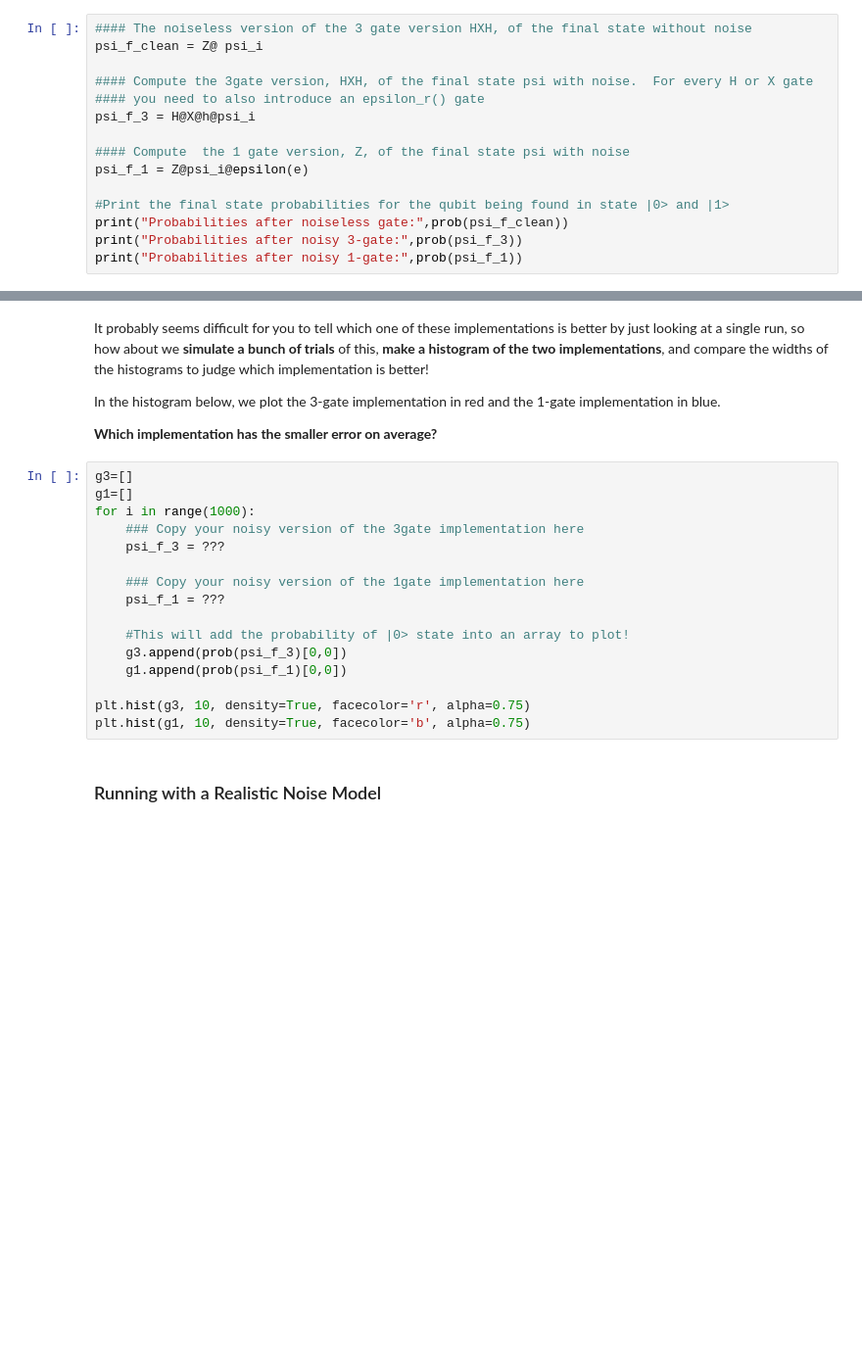
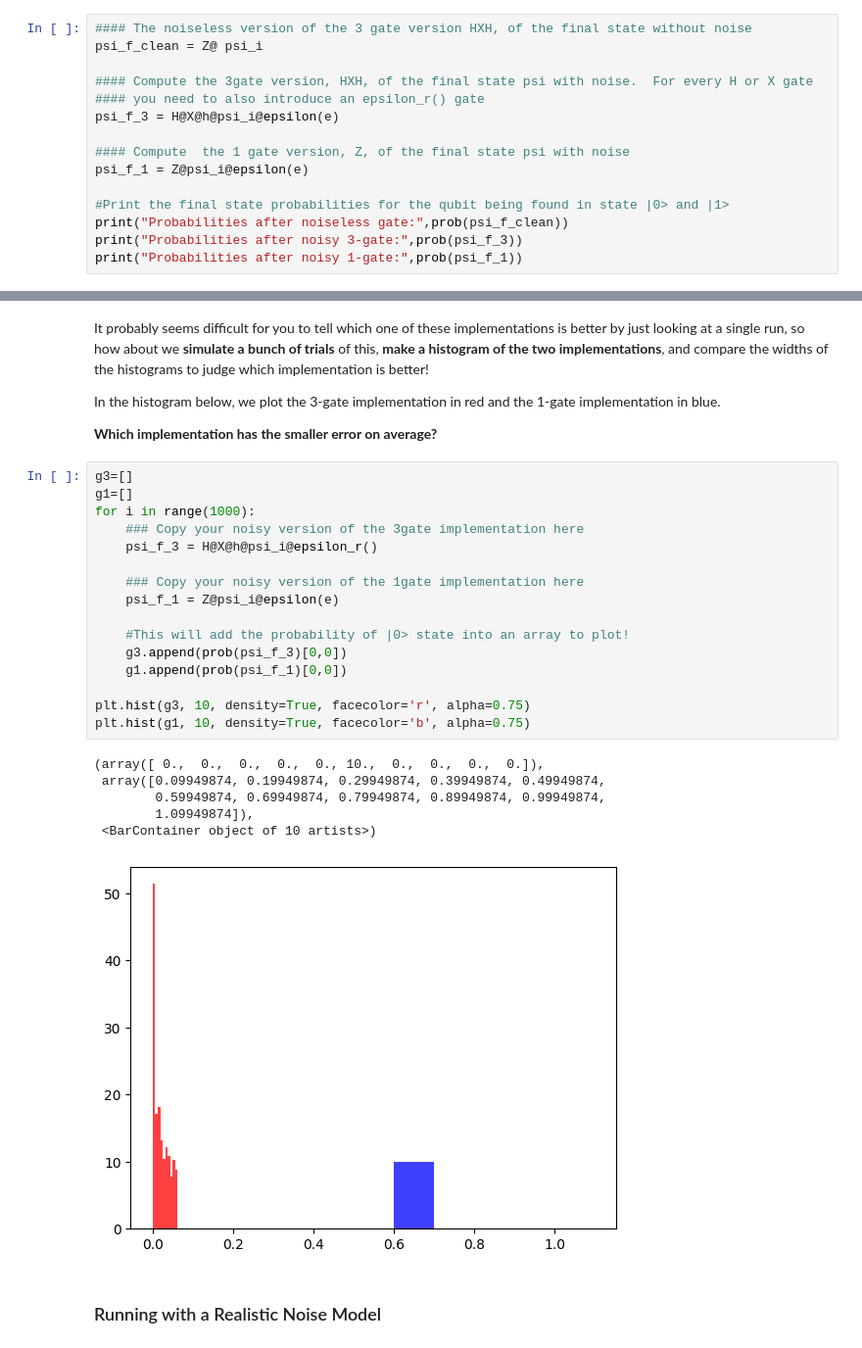
Before and after one commit to makenzieearle/Modeling-Probability-of-the-Schrodinger-Equation, a Jupyter notebook: Copy_of_06_1qubit_gates_and_noise.ipynb, the cells around one changed output, grey strips where cells are left out. Shown at 98% size. Cells and saved outputs as stored; diff of their text form; blank space fills up the shorter version.

```diff
--- a/Copy_of_06_1qubit_gates_and_noise.ipynb
+++ b/Copy_of_06_1qubit_gates_and_noise.ipynb
@@ -276,7 +312,7 @@ psi_f_clean = Z@ psi_i
 
 #### Compute the 3gate version, HXH, of the final state psi with noise.  For every H or X gate
 #### you need to also introduce an epsilon_r() gate
-psi_f_3 = H@X@h@psi_i
+psi_f_3 = H@X@h@psi_i@epsilon(e)
 
 #### Compute  the 1 gate version, Z, of the final state psi with noise
 psi_f_1 = Z@psi_i@epsilon(e)
@@ -294,19 +334,26 @@ In the histogram below, we plot the 3-gate implementation in red and the 1-gate
 # %%
 g3=[]
 g1=[]
 for i in range(1000):
     ### Copy your noisy version of the 3gate implementation here
-    psi_f_3 = ???
+    psi_f_3 = H@X@h@psi_i@epsilon_r()
 
     ### Copy your noisy version of the 1gate implementation here
-    psi_f_1 = ???
+    psi_f_1 = Z@psi_i@epsilon(e)
 
     #This will add the probability of |0> state into an array to plot!
     g3.append(prob(psi_f_3)[0,0])
     g1.append(prob(psi_f_1)[0,0])
 
 plt.hist(g3, 10, density=True, facecolor='r', alpha=0.75)
 plt.hist(g1, 10, density=True, facecolor='b', alpha=0.75)
+# %% [output]
+(array([ 0.,  0.,  0.,  0.,  0., 10.,  0.,  0.,  0.,  0.]),
+ array([0.09949874, 0.19949874, 0.29949874, 0.39949874, 0.49949874,
+        0.59949874, 0.69949874, 0.79949874, 0.89949874, 0.99949874,
+        1.09949874]),
+ <BarContainer object of 10 artists>)
+[figure, added]
 # %% [markdown]
 ### Running with a Realistic Noise Model
 # %% [markdown]
```
Also changed, not shown: parts of 21 cells of this notebook.
